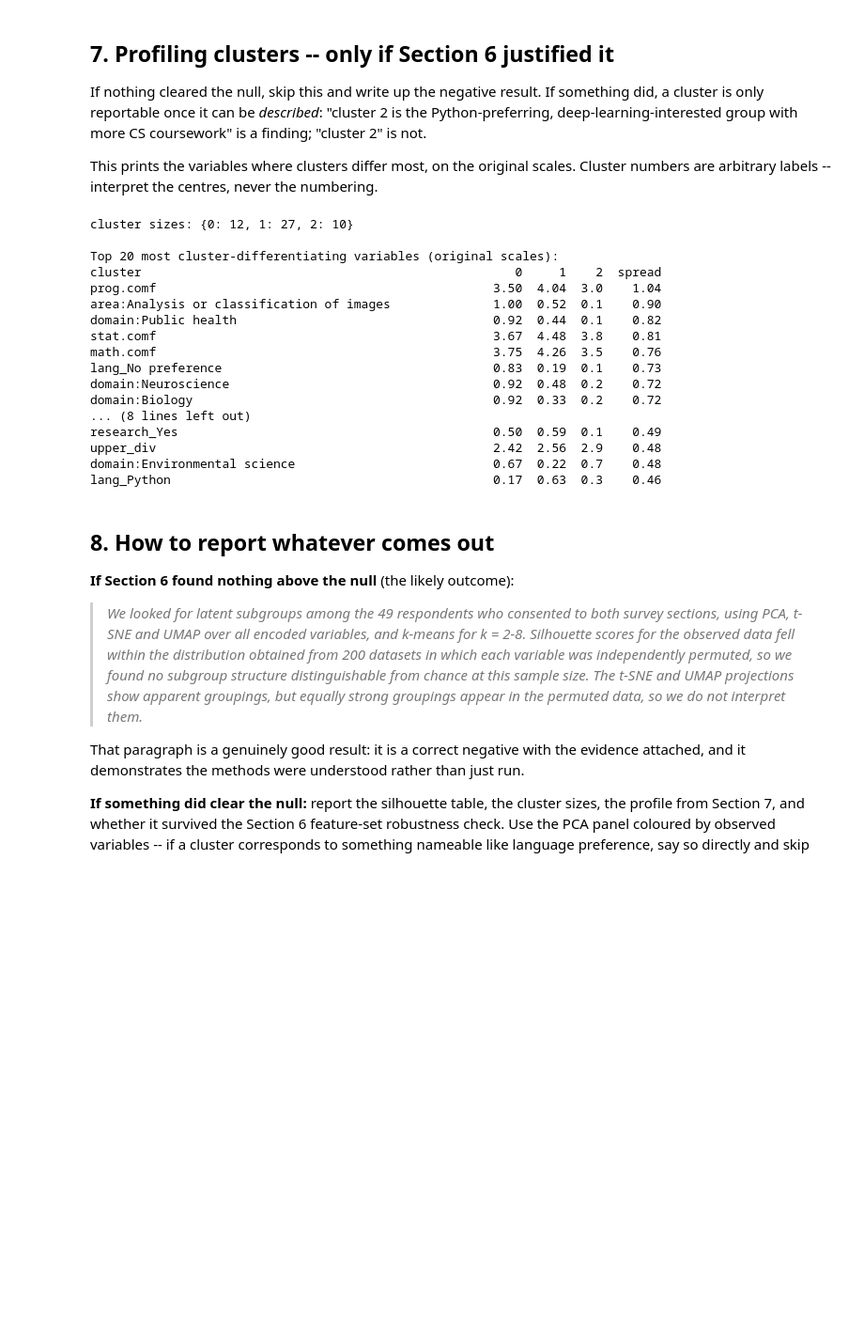
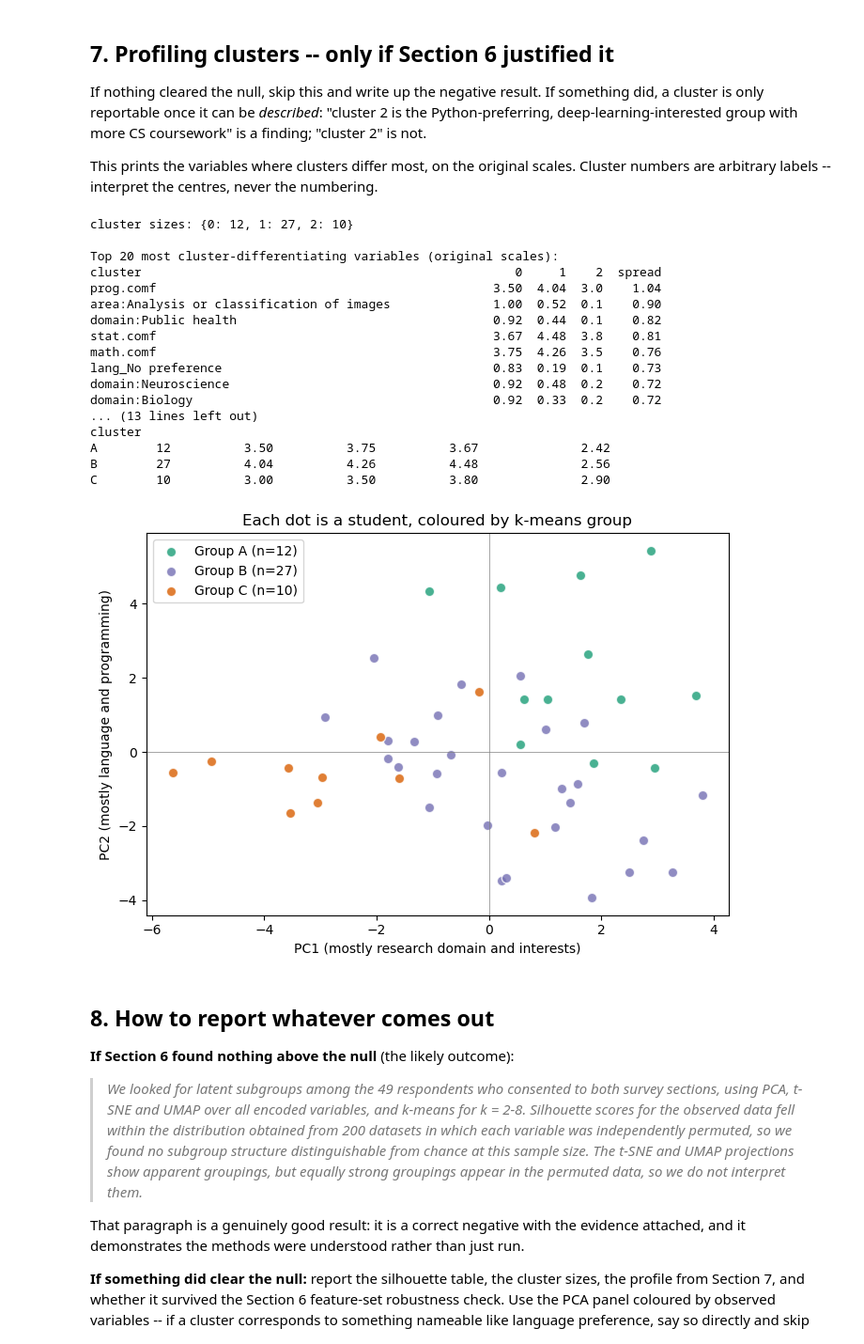
Before and after one commit to pstat-197a-fall2026/module0-class-survey-team11, a Jupyter notebook: scripts/scratchwork-clark-clustering.ipynb, the cells around one changed output. Shown at 94% size. Cells and saved outputs as stored; diff of their text form; code cells hidden in the pictures; blank space fills up the shorter version.

```diff
--- a/scripts/scratchwork-clark-clustering.ipynb
+++ b/scripts/scratchwork-clark-clustering.ipynb
@@ -660,6 +649,16 @@ print(profile.sort_values('spread', ascending=False).head(20).round(2).to_string
 
 # Any cluster smaller than ~8 people cannot support percentage claims. Check the sizes
 # above before writing a single sentence about a cluster.
+
+# Small table for the report: size, comfort, and coursework level of each cluster.
+report_cols = {'prog.comf': 'prog_comfort', 'math.comf': 'math_comfort',
+               'stat.comf': 'stat_comfort', 'upper_div': 'coursework_level'}
+tbl = profile.loc[list(report_cols)].drop(columns='spread').T.rename(columns=report_cols).round(2)
+tbl.insert(0, 'n', pd.Series(labels).value_counts().sort_index().values)
+tbl.index = [chr(ord('A') + c) for c in tbl.index]
+tbl.index.name = 'cluster'
+tbl.to_csv(DATA.parent / 'figures' / 'tbl-cluster-profile.csv')
+print(tbl.to_string())
 # %% [output]
 cluster sizes: {0: 12, 1: 27, 2: 10}
 
@@ -673,11 +672,33 @@ math.comf                                              3.75  4.26  3.5    0.76
 lang_No preference                                     0.83  0.19  0.1    0.73
 domain:Neuroscience                                    0.92  0.48  0.2    0.72
 domain:Biology                                         0.92  0.33  0.2    0.72
-... (8 lines left out)
-research_Yes                                           0.50  0.59  0.1    0.49
-upper_div                                              2.42  2.56  2.9    0.48
-domain:Environmental science                           0.67  0.22  0.7    0.48
-lang_Python                                            0.17  0.63  0.3    0.46
+... (13 lines left out)
+cluster
+A        12          3.50          3.75          3.67              2.42
+B        27          4.04          4.26          4.48              2.56
+C        10          3.00          3.50          3.80              2.90
+# %%
+# Report figure 2: the same PCA picture as Section 3, coloured by the k=3 groups.
+# Shows the groups are real-ish but overlap heavily -- there are no clean islands.
+group_names = {0: 'A', 1: 'B', 2: 'C'}
+group_colors = {'A': '#1b9e77', 'B': '#7570b3', 'C': '#d95f02'}
+
+fig, ax = plt.subplots(figsize=(7, 5))
+for c, name in group_names.items():
+    pts = scores_real[labels == c]
+    ax.scatter(pts[:, 0], pts[:, 1], s=55, alpha=0.8, edgecolor='white',
+               color=group_colors[name], label=f'Group {name} (n={len(pts)})')
+ax.axhline(0, lw=0.5, c='grey')
+ax.axvline(0, lw=0.5, c='grey')
+ax.set(xlabel='PC1 (mostly research domain and interests)',
+       ylabel='PC2 (mostly language and programming)',
+       title='Each dot is a student, coloured by k-means group')
+ax.legend()
+plt.tight_layout()
+fig.savefig(DATA.parent / 'figures' / 'fig-cluster-pca.png', dpi=150, bbox_inches='tight')
+plt.show()
+# %% [output]
+[figure, added]
 # %% [markdown]
 ## 8. How to report whatever comes out
 
```
Also changed, not shown: parts of 4 cells of this notebook, 4 other files.
